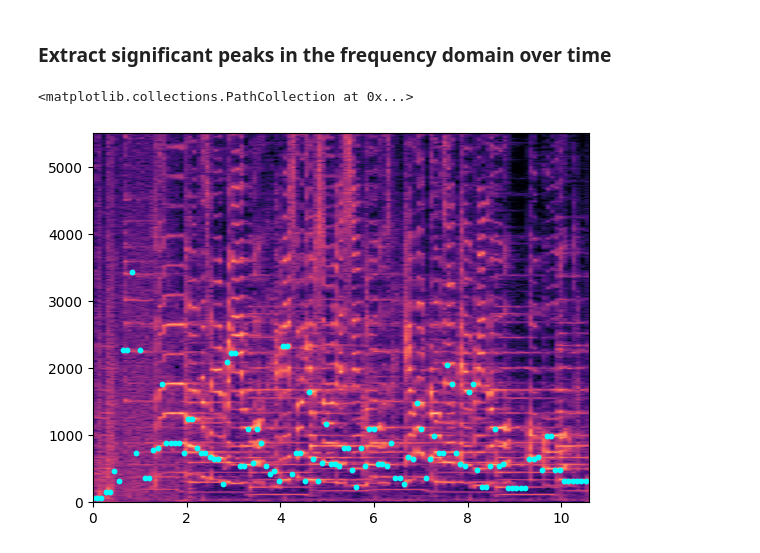
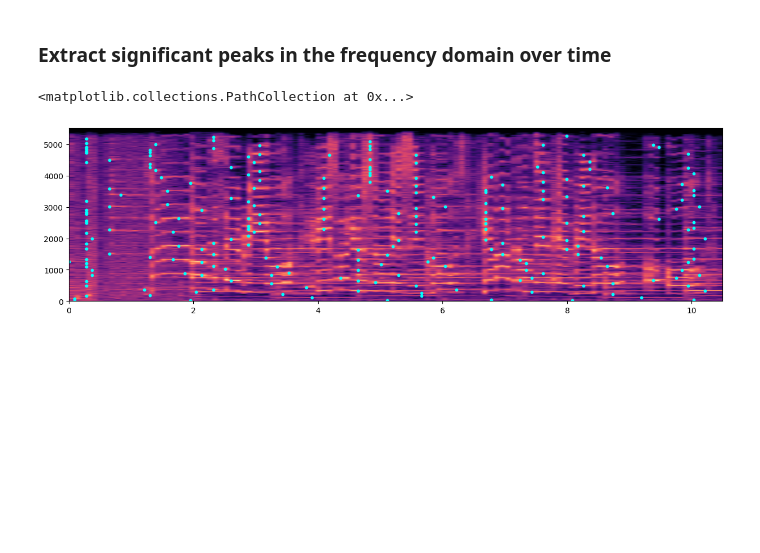
Before and after one commit to sridevkp/notes, a Jupyter notebook: audio/audio.ipynb, the cells around one changed output. Saved outputs shown, nothing was run; the diff lists cells and outputs as text; code cells hidden in the pictures; blank space fills up the shorter version.

```diff
--- a/audio/audio.ipynb
+++ b/audio/audio.ipynb
@@ -9,4 +32,6 @@ import matplotlib.pyplot as plt
 # %%
 
-audioPath = "gym.mp3"
-y, sr = librosa.load(audioPath, sr=None)
+cutoff_freq = 5000
+n_fft = 2048
+hop_length = 1024
+duration = y.size / sr
@@ -83,12 +86,13 @@ plt.plot(ft)
 # %% [markdown]
 ### Spectogram (linear)
 # %%
-hop_length = 1024
-ft = librosa.stft(resampled, hop_length=hop_length)
+
+ft = librosa.stft(resampled, hop_length=hop_length, n_fft=n_fft)
 D = np.abs(ft)**2
-spgm = librosa.power_to_db(D, ref=np.max)
-# spgm = librosa.amplitude_to_db(D, ref=np.max)
+S = librosa.power_to_db(D, ref=np.max)
+# S = librosa.amplitude_to_db(D, ref=np.max)
 fc, sc = ft.shape
 print(f"STFT shape: {fc} x {sc}")
-librosa.display.specshow(spgm, sr=sr)
+plt.figure(figsize=(15, 4))
+librosa.display.specshow(S, sr=sr)
 # %% [output]
@@ -124,15 +117,36 @@ for bin_idx, bin_data in enumerate(mel_spgm.T):
+# %%
+
+n_size = (20, 20)  # neighborhood size
+freq_bins, time_bins = S.shape
+peaks = []
+threshold = np.percentile(S, 75)
+
+for t in range(time_bins):
+    for f in range(freq_bins):
+        mag = S[f, t]
+        if mag < threshold:
+            continue
+        f_min = max(0, f - n_size[0] // 2)
+        f_max = min(freq_bins, f + n_size[0] // 2)
+        t_min = max(0, t - n_size[1] // 2)
+        t_max = min(time_bins, t + n_size[1] // 2)
+
+        local_patch = S[f_min:f_max, t_min:t_max]
+        if mag == np.max(local_patch):
+            peaks.append((f, t))  # (frequency_bin, time_bin)
 # %%
 
 
 time_axis = np.arange(ft.shape[1]) * hop_length / sr
 freq_axis = np.linspace(0, sr/2, ft.shape[0])
 
 extent = [0, time_axis[-1], freq_axis[0], freq_axis[-1]]
-plt.imshow(spgm, origin="lower", aspect="auto", extent=extent, cmap="magma")
+plt.figure(figsize=(15, 4))
+plt.imshow(S, origin="lower", aspect="auto", extent=extent, cmap="magma")
 
-peak_times = [t for t, f in peaks]
-peak_freqs = [np.abs(f) for t, f in peaks]  #
+peak_times = [time_axis[t] for f, t in peaks]
+peak_freqs = [freq_axis[f] for f, t in peaks]  #
 plt.scatter(peak_times, peak_freqs, color="cyan", marker="o", s=10)
 # %% [output]
 <matplotlib.collections.PathCollection at 0x...>
-[figure, old version]
+[figure, new version]
```
Also changed, not shown: parts of 17 cells of this notebook, 1 other file.
